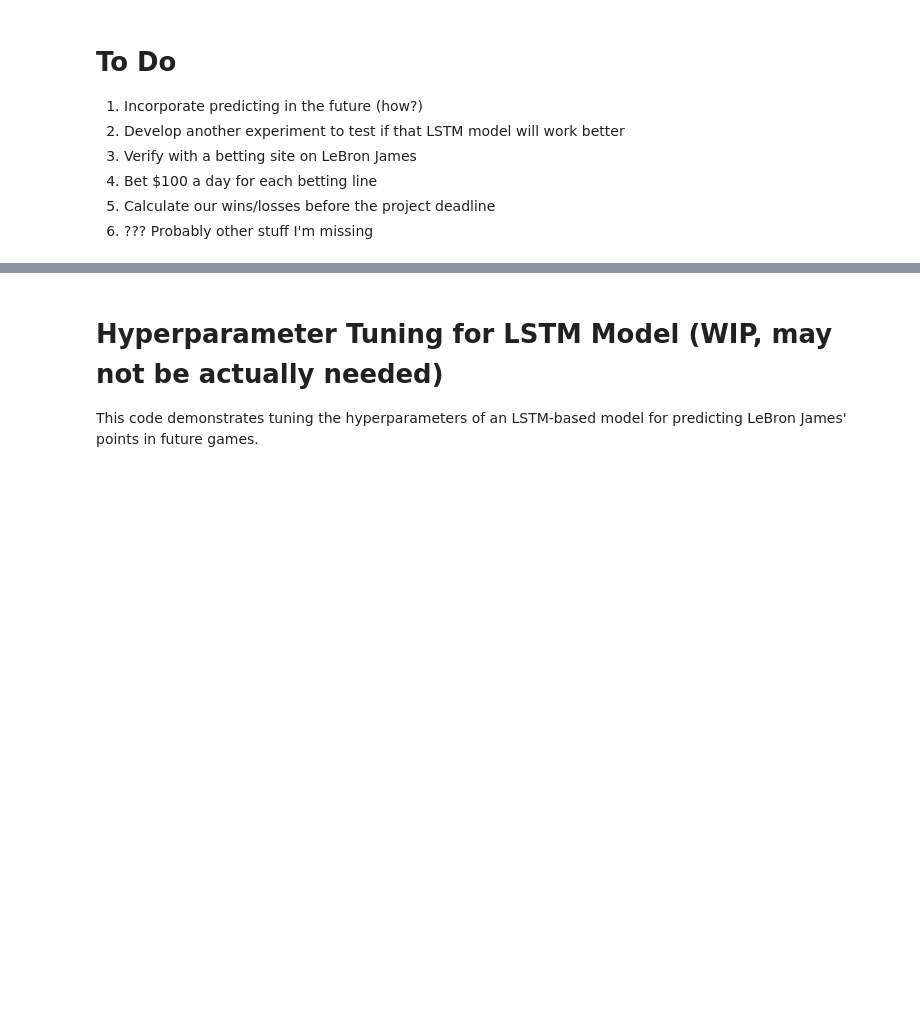
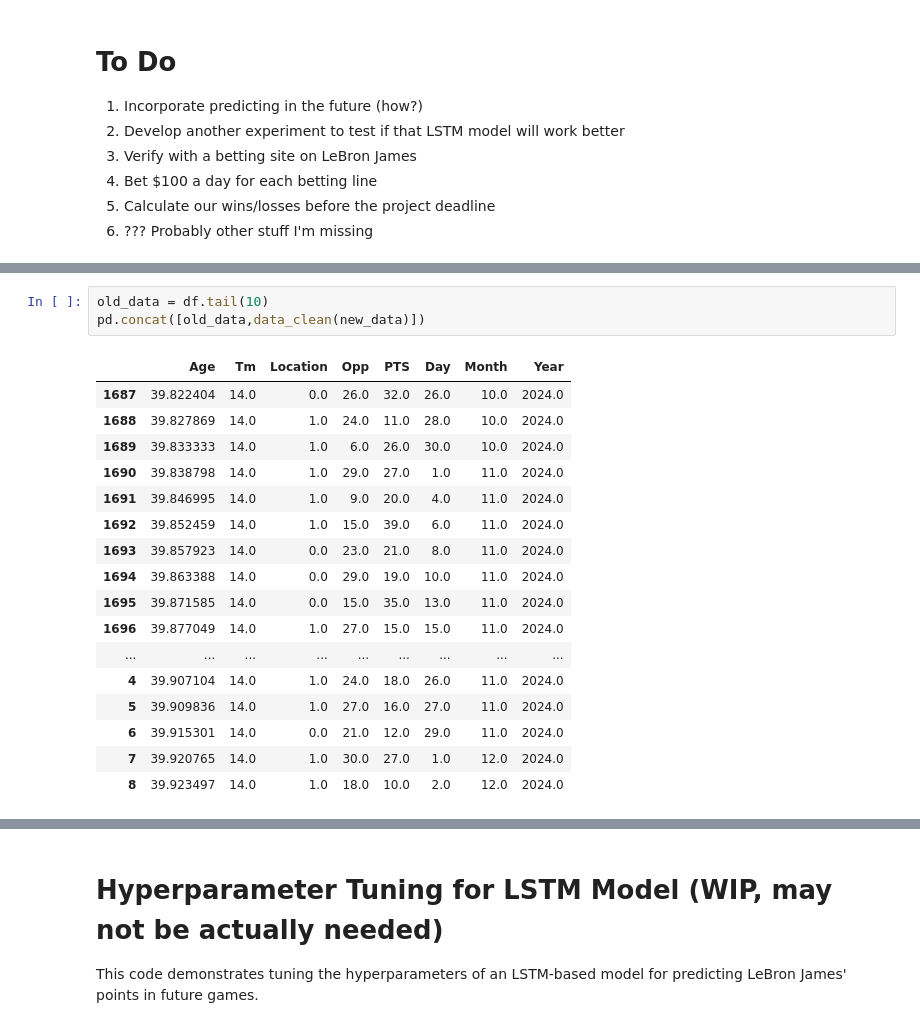
Before and after one commit to jwu04/LSTM-Project, a Jupyter notebook: LSTM.ipynb, the cells around one changed output, grey strips where cells are left out. Cells and saved outputs as stored; diff of their text form; blank space fills up the shorter version.

```diff
--- a/LSTM.ipynb
+++ b/LSTM.ipynb
@@ -308,0 +381,21 @@ plt.show()
+# %%
+old_data = df.tail(10)
+pd.concat([old_data,data_clean(new_data)])
+# %% [output]
+|  | Age | Tm | Location | Opp | PTS | Day | Month | Year |
+| 1687 | 39.822404 | 14.0 | 0.0 | 26.0 | 32.0 | 26.0 | 10.0 | 2024.0 |
+| 1688 | 39.827869 | 14.0 | 1.0 | 24.0 | 11.0 | 28.0 | 10.0 | 2024.0 |
+| 1689 | 39.833333 | 14.0 | 1.0 | 6.0 | 26.0 | 30.0 | 10.0 | 2024.0 |
+| 1690 | 39.838798 | 14.0 | 1.0 | 29.0 | 27.0 | 1.0 | 11.0 | 2024.0 |
+| 1691 | 39.846995 | 14.0 | 1.0 | 9.0 | 20.0 | 4.0 | 11.0 | 2024.0 |
+| 1692 | 39.852459 | 14.0 | 1.0 | 15.0 | 39.0 | 6.0 | 11.0 | 2024.0 |
+| 1693 | 39.857923 | 14.0 | 0.0 | 23.0 | 21.0 | 8.0 | 11.0 | 2024.0 |
+| 1694 | 39.863388 | 14.0 | 0.0 | 29.0 | 19.0 | 10.0 | 11.0 | 2024.0 |
+| 1695 | 39.871585 | 14.0 | 0.0 | 15.0 | 35.0 | 13.0 | 11.0 | 2024.0 |
+| 1696 | 39.877049 | 14.0 | 1.0 | 27.0 | 15.0 | 15.0 | 11.0 | 2024.0 |
+| ... | ... | ... | ... | ... | ... | ... | ... | ... |
+| 4 | 39.907104 | 14.0 | 1.0 | 24.0 | 18.0 | 26.0 | 11.0 | 2024.0 |
+| 5 | 39.909836 | 14.0 | 1.0 | 27.0 | 16.0 | 27.0 | 11.0 | 2024.0 |
+| 6 | 39.915301 | 14.0 | 0.0 | 21.0 | 12.0 | 29.0 | 11.0 | 2024.0 |
+| 7 | 39.920765 | 14.0 | 1.0 | 30.0 | 27.0 | 1.0 | 12.0 | 2024.0 |
+| 8 | 39.923497 | 14.0 | 1.0 | 18.0 | 10.0 | 2.0 | 12.0 | 2024.0 |
```
Also changed, not shown: parts of 11 cells of this notebook.
